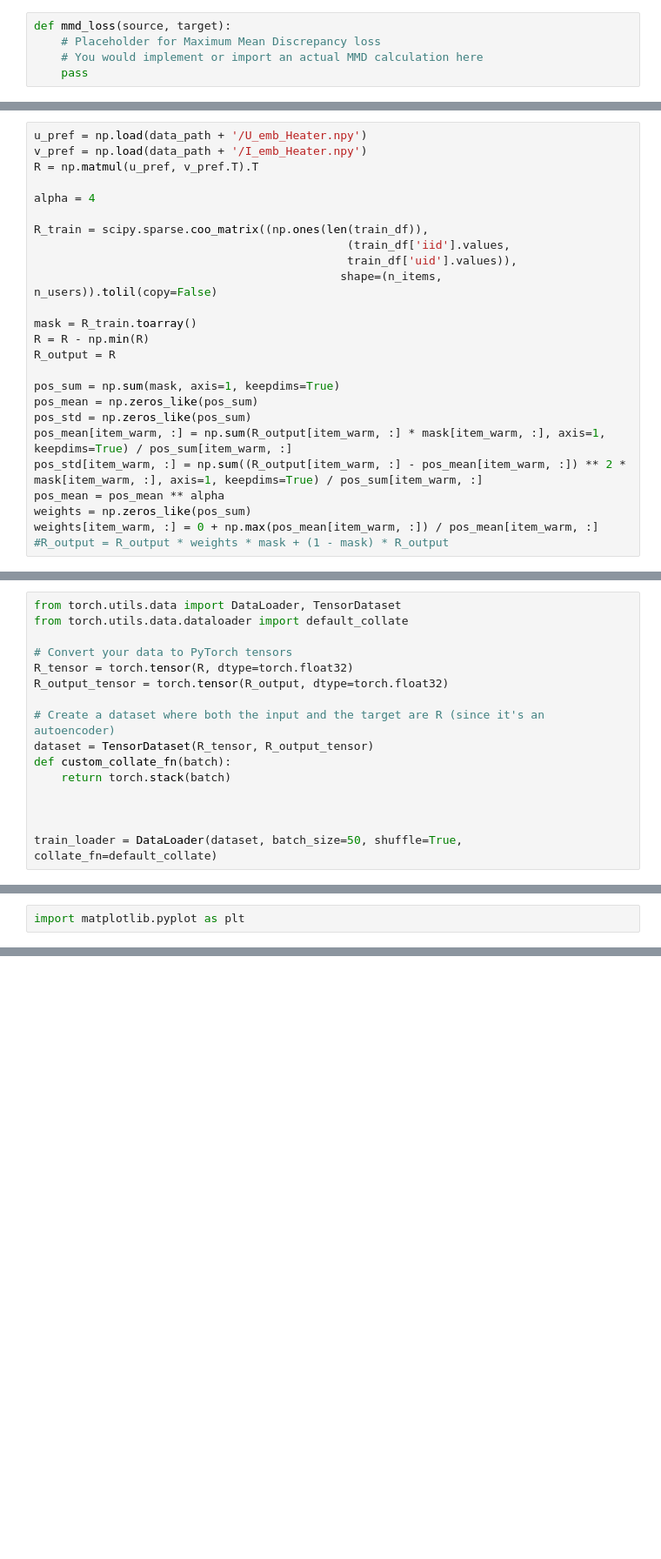
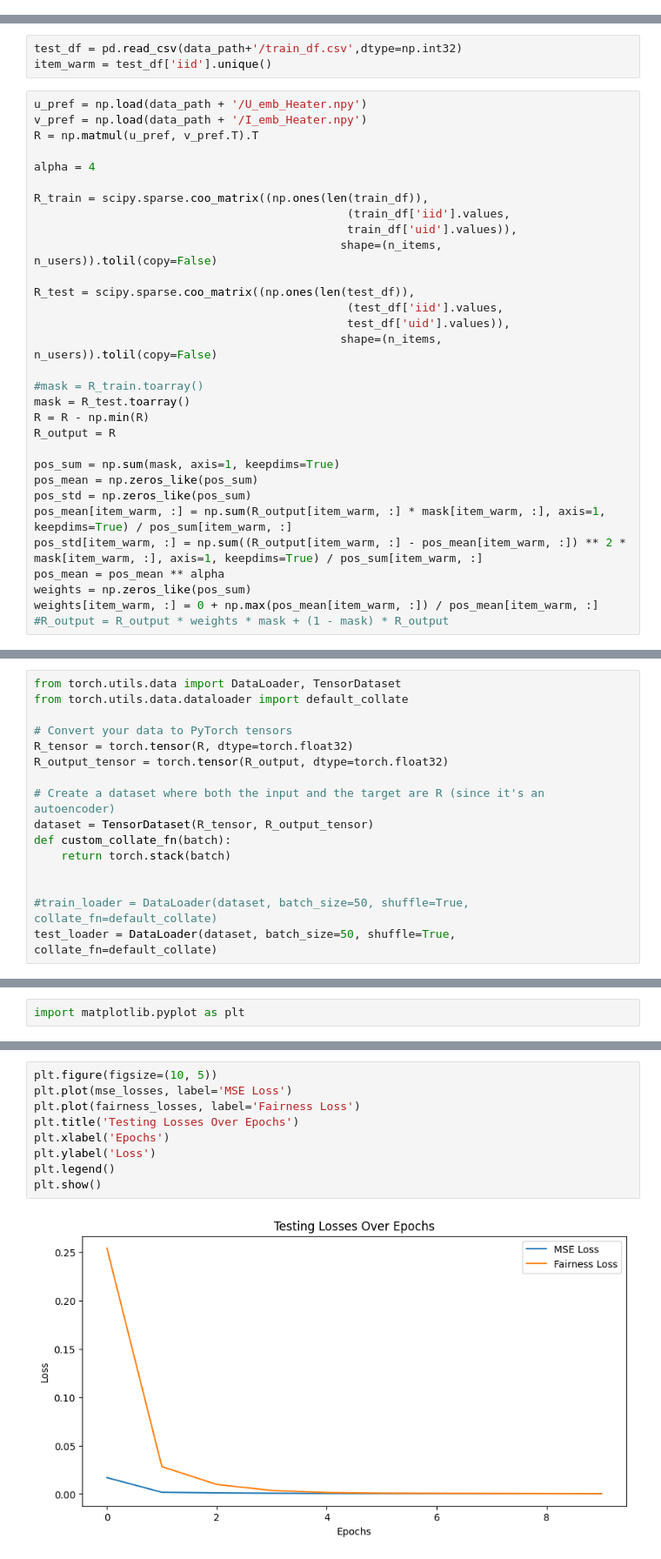
Before and after one commit to haileyism/RSproject, a Jupyter notebook: model_pytorch.ipynb, the cells around one changed output, grey strips where cells are left out. Shown: that part at 87% size. Cells and saved outputs as stored; diff of their text form; blank space fills up the shorter version.

```diff
--- a/model_pytorch.ipynb
+++ b/model_pytorch.ipynb
@@ -49,5 +3,0 @@ class DistributionGenerator(nn.Module):
-# %%
-def mmd_loss(source, target):
-    # Placeholder for Maximum Mean Discrepancy loss
-    # You would implement or import an actual MMD calculation here
-    pass
@@ -124,6 +29,9 @@ data_path = os.path.join(os.getcwd(), "Data/ml1m")
 # %%
 train_df = pd.read_csv(data_path + '/train_df.csv', dtype=np.int32)
 item_warm = train_df['iid'].unique()
+# %%
+test_df = pd.read_csv(data_path+'/train_df.csv',dtype=np.int32)
+item_warm = test_df['iid'].unique()
 # %%
 u_pref = np.load(data_path + '/U_emb_Heater.npy')
 v_pref = np.load(data_path + '/I_emb_Heater.npy')
@@ -136,7 +44,13 @@ R_train = scipy.sparse.coo_matrix((np.ones(len(train_df)),
                                               train_df['uid'].values)),
                                              shape=(n_items, n_users)).tolil(copy=False)
 
-mask = R_train.toarray()
+R_test = scipy.sparse.coo_matrix((np.ones(len(test_df)),
+                                              (test_df['iid'].values,
+                                              test_df['uid'].values)),
+                                             shape=(n_items, n_users)).tolil(copy=False)
+
+#mask = R_train.toarray()
+mask = R_test.toarray()
 R = R - np.min(R)
 R_output = R
 
@@ -174,8 +96,8 @@ def custom_collate_fn(batch):
     return torch.stack(batch)
 
 
-
-train_loader = DataLoader(dataset, batch_size=50, shuffle=True, collate_fn=default_collate)
+#train_loader = DataLoader(dataset, batch_size=50, shuffle=True, collate_fn=default_collate)
+test_loader = DataLoader(dataset, batch_size=50, shuffle=True, collate_fn=default_collate)
 # %%
 class AutoEncoder(nn.Module):
     def __init__(self, layer_sizes, use_batch_norm=False):
@@ -353,0 +338,11 @@ dist_gen.eval()
+# %%
+plt.figure(figsize=(10, 5))
+plt.plot(mse_losses, label='MSE Loss')
+plt.plot(fairness_losses, label='Fairness Loss')
+plt.title('Testing Losses Over Epochs')
+plt.xlabel('Epochs')
+plt.ylabel('Loss')
+plt.legend()
+plt.show()
+# %% [output]
+[figure, added]
```
Also changed, not shown: parts of 11 cells of this notebook.
